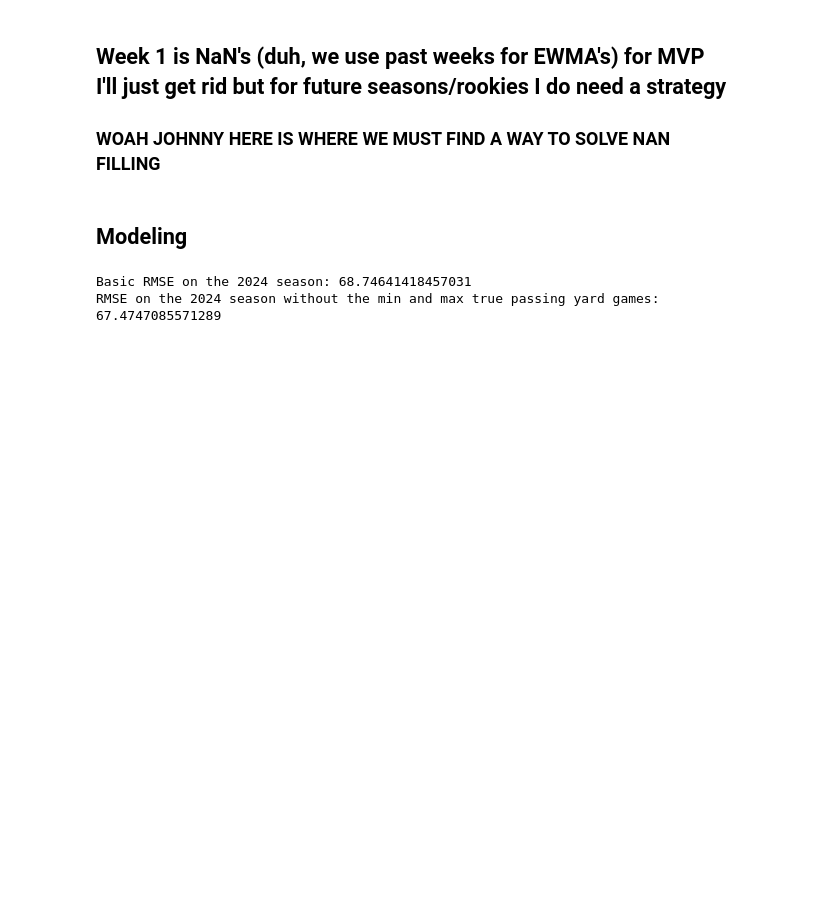
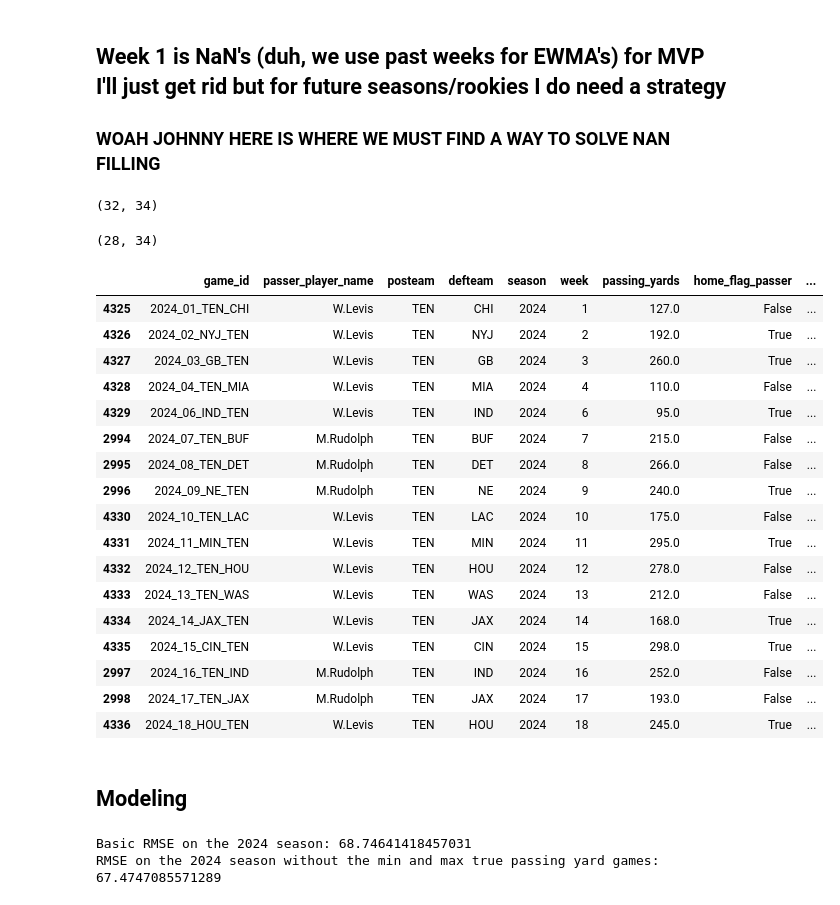
Before and after one commit to bhuggard/MidpointMadness, a Jupyter notebook: MidpointMadnessMainNotebookPostSeason.ipynb, the cells around one changed output. Drawn from its saved outputs; the diff is of its cells as text; code cells hidden in the pictures; blank space fills up the shorter version.

```diff
--- a/MidpointMadnessMainNotebookPostSeason.ipynb
+++ b/MidpointMadnessMainNotebookPostSeason.ipynb
@@ -274,7 +274,7 @@ def pass_cleaner(passer_df):
     """
     passer_df.drop(columns=['home_team', 'away_team', 'complete_pass', 'incomplete_pass', 'completion_percentage', 'air_yards', 'yards_after_catch', 'epa',
                                     'interception', 'qb_hit', 'sack', 'pass_touchdown', 'cpoe', 'home_team', 'away_team',
-                                    'complete_pass', 'incomplete_pass'], inplace=True)
+                                    'complete_pass', 'incomplete_pass', 'surface'], inplace=True)
 
     return passer_df
 # %%
@@ -333,7 +333,7 @@ def def_cleaner(defense_df):
     defense_df.drop(columns=['passing_yards','completion_percentage',
                             'air_yards', 'yards_after_catch', 'epa',
                             'interception', 'qb_hit', 'sack', 'pass_touchdown', 'pass_attempts', 'cpoe', 'complete_pass', 'incomplete_pass',
-                            'home_team', 'away_team'
+                            'home_team', 'away_team', 'surface'
                             ], inplace=True)
 
     return defense_df
@@ -343,4 +343,4 @@ defense_ewma = calculate_defensive_ewma(defense_df)
 defense_prepped = def_cleaner(defense_ewma)
 # %%
 #Merge the defense and passer dataframes together||
-full_with_ewma = passer_prepped.merge(defense_prepped, how='inner', on=['defteam', 'season', 'week', 'surface', 'roof'], suffixes=('_passer', '_defense'))
+full_with_ewma = passer_prepped.merge(defense_prepped, how='inner', on=['defteam', 'season', 'week', 'roof'], suffixes=('_passer', '_defense'))
@@ -369,5 +367,32 @@ filtered_with_ewma_it = pd.merge(full_with_ewma, combined_schedule_df[['game_id'
+# %%
+week1mustfill.shape
+# %% [output]
+(32, 34)
+# %%
+newstartersmustfill.shape
+# %% [output]
+(28, 34)
 # %%
-# filtered_with_ewma_it[(filtered_with_ewma_it['season'] == 2024) & (filtered_with_ewma_it['posteam'] == 'TEN')].sort_values(by= 'week')
+filtered_with_ewma_it[(filtered_with_ewma_it['season'] == 2024) & (filtered_with_ewma_it['posteam'] == 'TEN')].sort_values(by= 'week')
+# %% [output]
+|  | game_id | passer_player_name | posteam | defteam | season | week | passing_yards | home_flag_passer | ... |
+| 4325 | 2024_01_TEN_CHI | W.Levis | TEN | CHI | 2024 | 1 | 127.0 | False | ... |
+| 4326 | 2024_02_NYJ_TEN | W.Levis | TEN | NYJ | 2024 | 2 | 192.0 | True | ... |
+| 4327 | 2024_03_GB_TEN | W.Levis | TEN | GB | 2024 | 3 | 260.0 | True | ... |
+| 4328 | 2024_04_TEN_MIA | W.Levis | TEN | MIA | 2024 | 4 | 110.0 | False | ... |
+| 4329 | 2024_06_IND_TEN | W.Levis | TEN | IND | 2024 | 6 | 95.0 | True | ... |
+| 2994 | 2024_07_TEN_BUF | M.Rudolph | TEN | BUF | 2024 | 7 | 215.0 | False | ... |
+| 2995 | 2024_08_TEN_DET | M.Rudolph | TEN | DET | 2024 | 8 | 266.0 | False | ... |
+| 2996 | 2024_09_NE_TEN | M.Rudolph | TEN | NE | 2024 | 9 | 240.0 | True | ... |
+| 4330 | 2024_10_TEN_LAC | W.Levis | TEN | LAC | 2024 | 10 | 175.0 | False | ... |
+| 4331 | 2024_11_MIN_TEN | W.Levis | TEN | MIN | 2024 | 11 | 295.0 | True | ... |
+| 4332 | 2024_12_TEN_HOU | W.Levis | TEN | HOU | 2024 | 12 | 278.0 | False | ... |
+| 4333 | 2024_13_TEN_WAS | W.Levis | TEN | WAS | 2024 | 13 | 212.0 | False | ... |
+| 4334 | 2024_14_JAX_TEN | W.Levis | TEN | JAX | 2024 | 14 | 168.0 | True | ... |
+| 4335 | 2024_15_CIN_TEN | W.Levis | TEN | CIN | 2024 | 15 | 298.0 | True | ... |
+| 2997 | 2024_16_TEN_IND | M.Rudolph | TEN | IND | 2024 | 16 | 252.0 | False | ... |
+| 2998 | 2024_17_TEN_JAX | M.Rudolph | TEN | JAX | 2024 | 17 | 193.0 | False | ... |
+| 4336 | 2024_18_HOU_TEN | W.Levis | TEN | HOU | 2024 | 18 | 245.0 | True | ... |
 # %%
 filtered_with_ewma_it = filtered_with_ewma_it.dropna()
 # %% [markdown]
```
Also changed, not shown: parts of 5 cells of this notebook.
